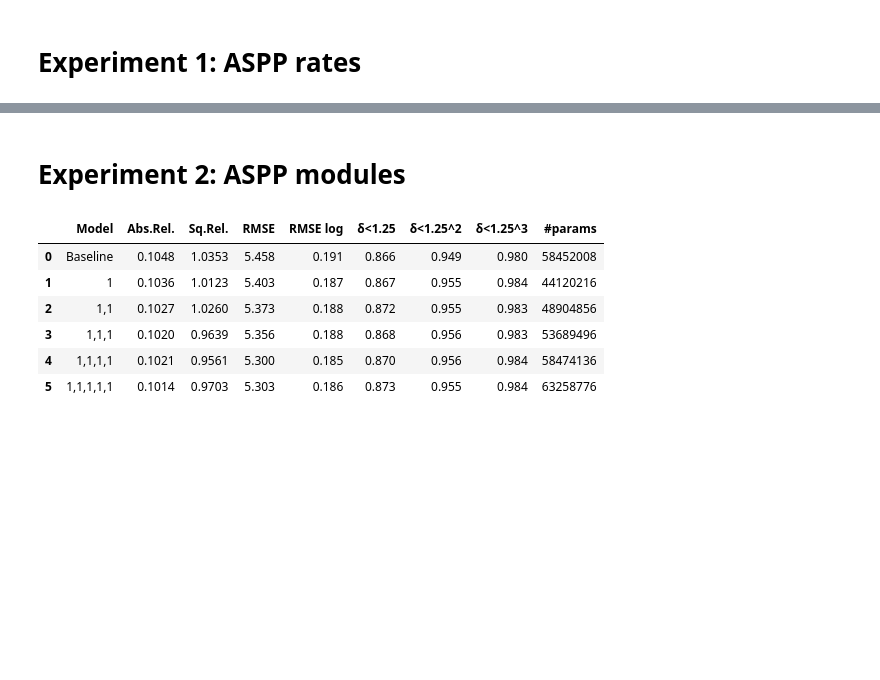
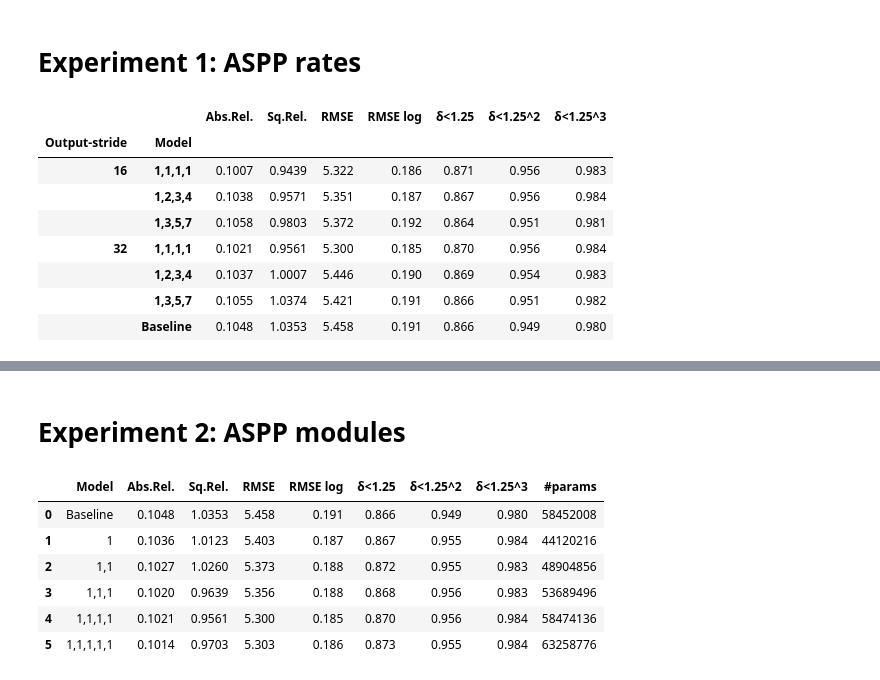
Before and after one commit to braun-steven/atrous-monodepth, a Jupyter notebook: notebooks/Results.ipynb, the cells around one changed output, grey strips where cells are left out. Cells and saved outputs as stored; diff of their text form; code cells hidden in the pictures; blank space fills up the shorter version.

```diff
--- a/notebooks/Results.ipynb
+++ b/notebooks/Results.ipynb
@@ -30,6 +33,18 @@ data = [["Baseline", 0.1048, 1.0353, 5.458, 0.191, 0.866, 0.949, 0.98],
 
 baseline_stds = dict(zip(["Abs.Rel.", "Sq.Rel.", "RMSE", "RMSE log", "δ<1.25", "δ<1.25^2", "δ<1.25^3"],[0.000896, 0.027740, 0.052229, 0.001508, 0.002517, 0.001765, 0.000778]))
 df = pd.DataFrame(columns=columns, data=data)
+# %%
+df.groupby(["Output-stride", "Model"]).mean()
+# %% [output]
+|  |  | Abs.Rel. | Sq.Rel. | RMSE | RMSE log | δ<1.25 | δ<1.25^2 | δ<1.25^3 |
+| Output-stride | Model |  |  |  |  |  |  |  |
+| 16 | 1,1,1,1 | 0.1007 | 0.9439 | 5.322 | 0.186 | 0.871 | 0.956 | 0.983 |
+|  | 1,2,3,4 | 0.1038 | 0.9571 | 5.351 | 0.187 | 0.867 | 0.956 | 0.984 |
+|  | 1,3,5,7 | 0.1058 | 0.9803 | 5.372 | 0.192 | 0.864 | 0.951 | 0.981 |
+| 32 | 1,1,1,1 | 0.1021 | 0.9561 | 5.300 | 0.185 | 0.870 | 0.956 | 0.984 |
+|  | 1,2,3,4 | 0.1037 | 1.0007 | 5.446 | 0.190 | 0.869 | 0.954 | 0.983 |
+|  | 1,3,5,7 | 0.1055 | 1.0374 | 5.421 | 0.191 | 0.866 | 0.951 | 0.982 |
+|  | Baseline | 0.1048 | 1.0353 | 5.458 | 0.191 | 0.866 | 0.949 | 0.980 |
 # %%
 f, ax = plt.subplots(figsize=get_figsize(2.0))
 
```
Also changed, not shown: parts of 6 cells of this notebook.
